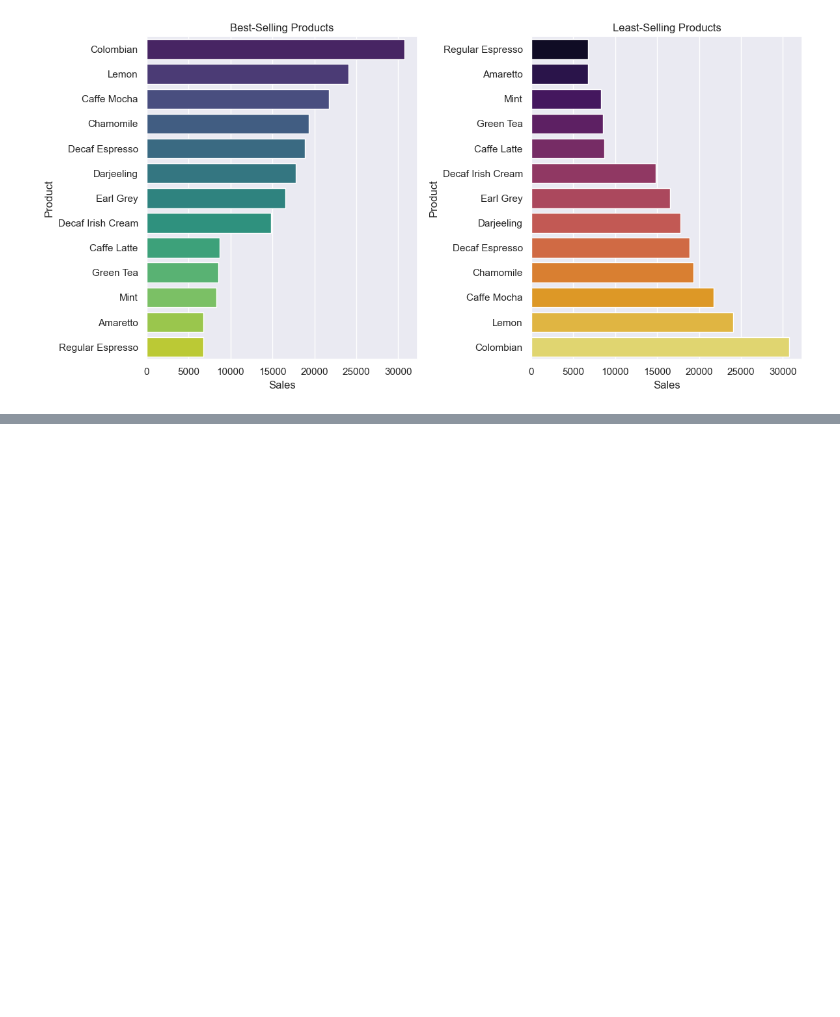
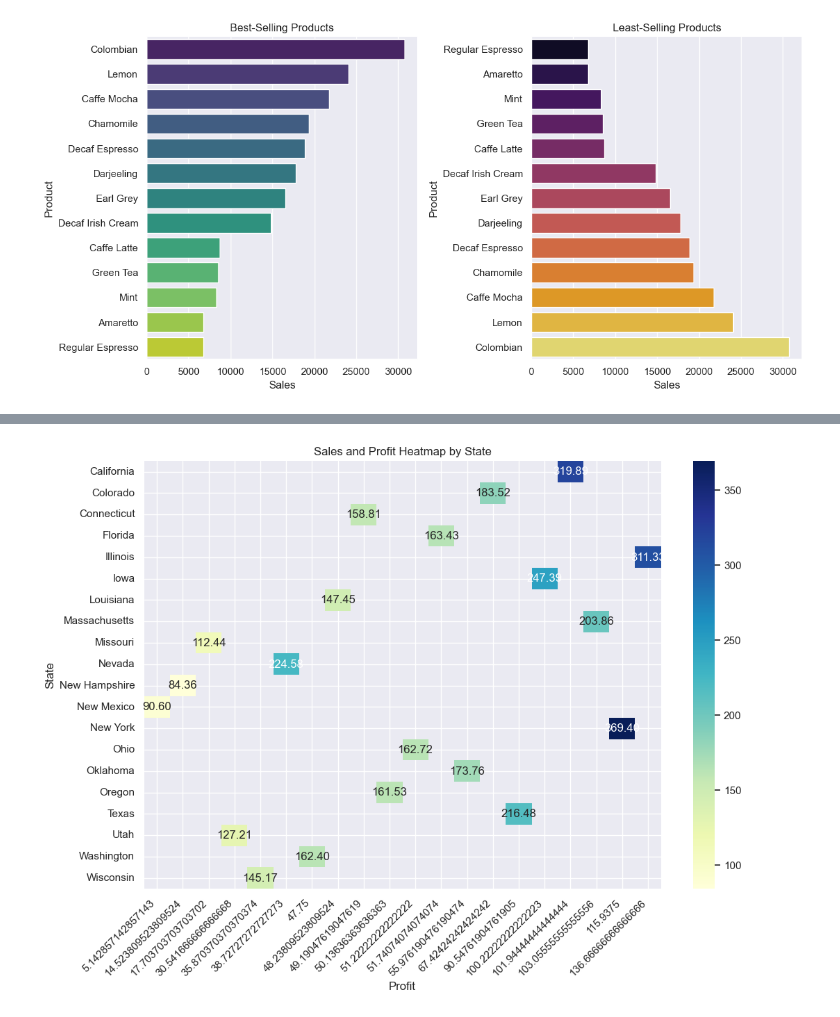
Before and after one commit to noeyislearning/coffee-chain-sales, a Jupyter notebook: generate_report_v1.ipynb, the cells around one changed output, grey strips where cells are left out. Saved outputs shown, nothing was run; the diff lists cells and outputs as text; code cells hidden in the pictures; blank space fills up the shorter version.

```diff
--- a/generate_report_v1.ipynb
+++ b/generate_report_v1.ipynb
@@ -603,0 +609,15 @@ plt.show()
+# %%
+# Group the data by 'State' and calculate the sales and profit
+region_data = ds.groupby('State')[['Sales', 'Profit']].mean().reset_index()
+
+# Display a heatmap to visualize the data
+plt.figure(figsize=(12, 8))
+ax = sns.heatmap(data=region_data.pivot(index='State', columns='Profit', values='Sales'), cmap='YlGnBu', annot=True, fmt=".2f")
+
+# Adjust the layout for better readability (Rotate the x-axis labels by 45 degrees)
+ax.set_xticklabels(ax.get_xticklabels(), rotation=45, ha='right')
+
+plt.title('Sales and Profit Heatmap by State')
+plt.show()
+# %% [output]
+[figure, added]
```
Also changed, not shown: parts of 6 cells of this notebook.
